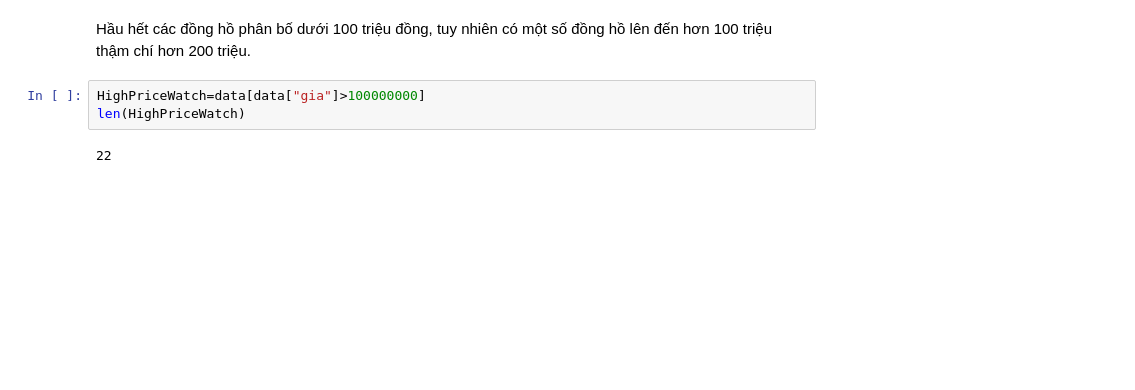
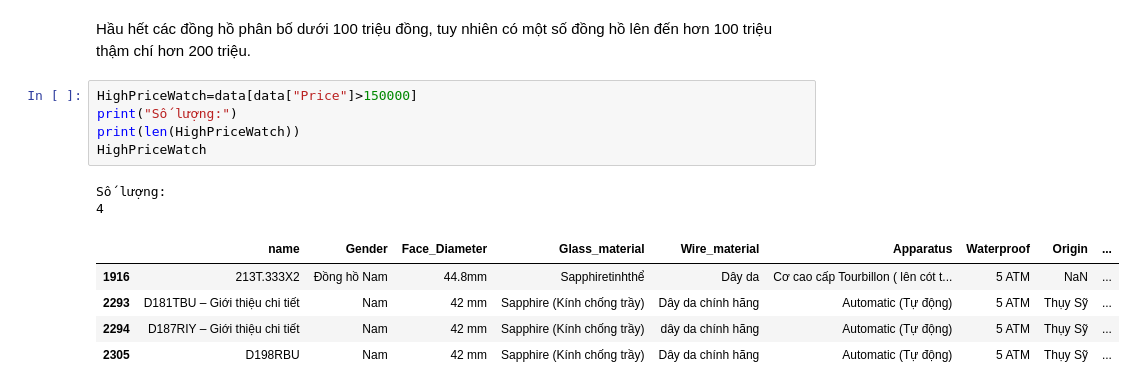
Before and after one commit to huybui2107/KHDL, a Jupyter notebook: KHDL_CK/EDA.ipynb, the cells around one changed output. Cells and saved outputs as stored; diff of their text form; blank space fills up the shorter version.

```diff
--- a/KHDL_CK/EDA.ipynb
+++ b/KHDL_CK/EDA.ipynb
@@ -223,7 +217,15 @@ plt.show()
 # %% [markdown]
 Hầu hết các đồng hồ phân bố dưới 100 triệu đồng, tuy nhiên có một số đồng hồ lên đến hơn 100 triệu thậm chí hơn 200 triệu.
 # %%
-HighPriceWatch=data[data["gia"]>100000000]
-len(HighPriceWatch)
+HighPriceWatch=data[data["Price"]>150000]
+print("Số lượng:")
+print(len(HighPriceWatch))
+HighPriceWatch
 # %% [output]
-22
+Số lượng:
+4
+|  | name | Gender | Face_Diameter | Glass_material | Wire_material | Apparatus | Waterproof | Origin | ... |
+| 1916 | 213T.333X2 | Đồng hồ Nam | 44.8mm | Sapphiretinhthể | Dây da | Cơ cao cấp Tourbillon ( lên cót t... | 5 ATM | NaN | ... |
+| 2293 | D181TBU – Giới thiệu chi tiết | Nam | 42 mm | Sapphire (Kính chống trầy) | Dây da chính hãng | Automatic (Tự động) | 5 ATM | Thụy Sỹ | ... |
+| 2294 | D187RIY – Giới thiệu chi tiết | Nam | 42 mm | Sapphire (Kính chống trầy) | dây da chính hãng | Automatic (Tự động) | 5 ATM | Thụy Sỹ | ... |
+| 2305 | D198RBU | Nam | 42 mm | Sapphire (Kính chống trầy) | Dây da chính hãng | Automatic (Tự động) | 5 ATM | Thụy Sỹ | ... |
```
Also changed, not shown: parts of 6 cells of this notebook.
